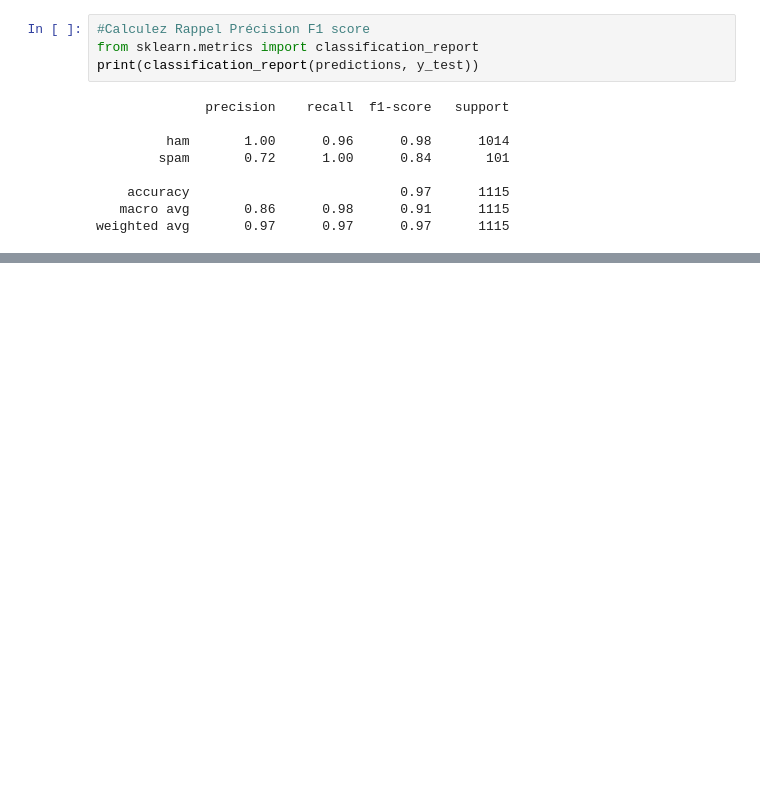
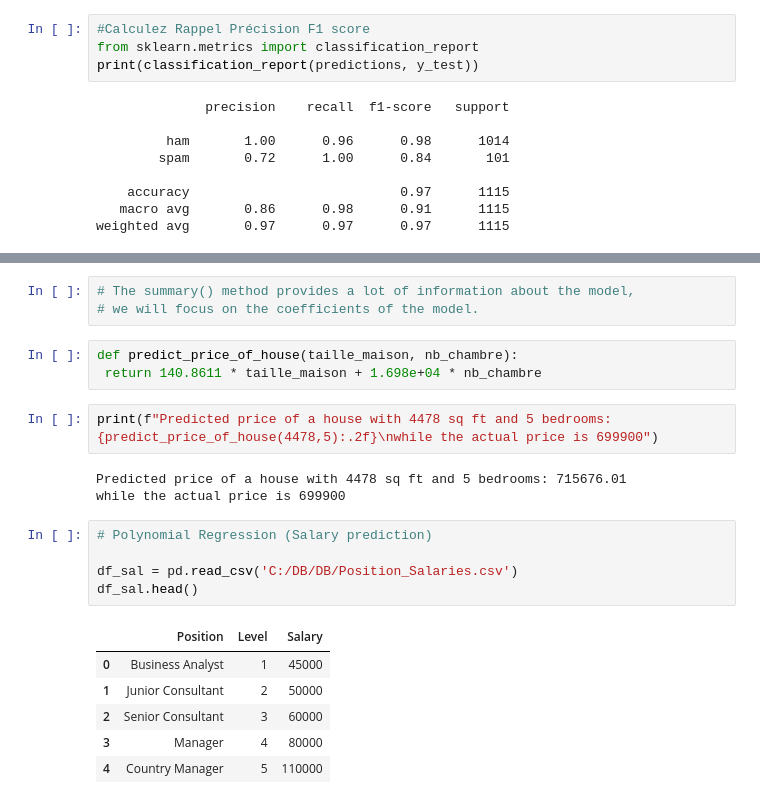
Before and after one commit to mo-hamedaziz/Machine-Learning-Labs, a Jupyter notebook: TP4/tp4.ipynb, the cells around one changed output, grey strips where cells are left out. Drawn from its saved outputs; the diff is of its cells as text; blank space fills up the shorter version.

```diff
--- a/TP4/tp4.ipynb
+++ b/TP4/tp4.ipynb
@@ -263,0 +371,23 @@ Name: message, dtype: object
+# %%
+# The summary() method provides a lot of information about the model,
+# we will focus on the coefficients of the model.
+# %%
+def predict_price_of_house(taille_maison, nb_chambre):
+ return 140.8611 * taille_maison + 1.698e+04 * nb_chambre
+# %%
+print(f"Predicted price of a house with 4478 sq ft and 5 bedrooms: {predict_price_of_house(4478,5):.2f}\nwhile the actual price is 699900")
+# %% [output]
+Predicted price of a house with 4478 sq ft and 5 bedrooms: 715676.01
+while the actual price is 699900
+# %%
+# Polynomial Regression (Salary prediction)
+
+df_sal = pd.read_csv('C:/DB/DB/Position_Salaries.csv')
+df_sal.head()
+# %% [output]
+|  | Position | Level | Salary |
+| 0 | Business Analyst | 1 | 45000 |
+| 1 | Junior Consultant | 2 | 50000 |
+| 2 | Senior Consultant | 3 | 60000 |
+| 3 | Manager | 4 | 80000 |
+| 4 | Country Manager | 5 | 110000 |
```
Also changed, not shown: parts of 16 cells of this notebook.
